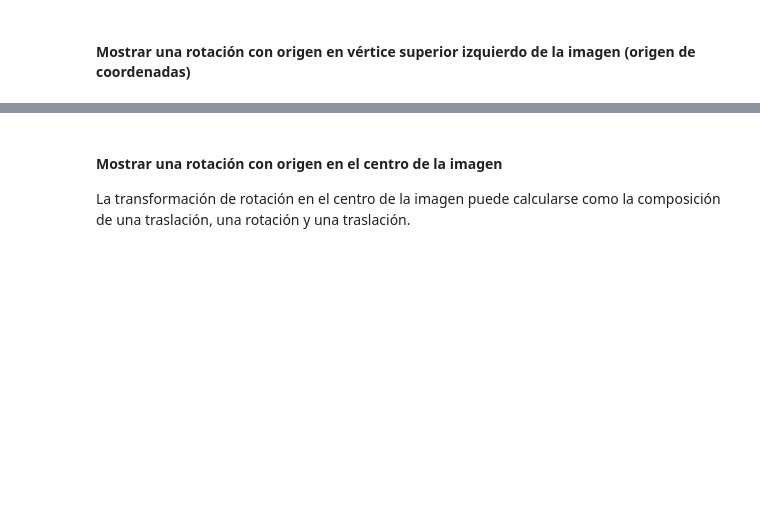
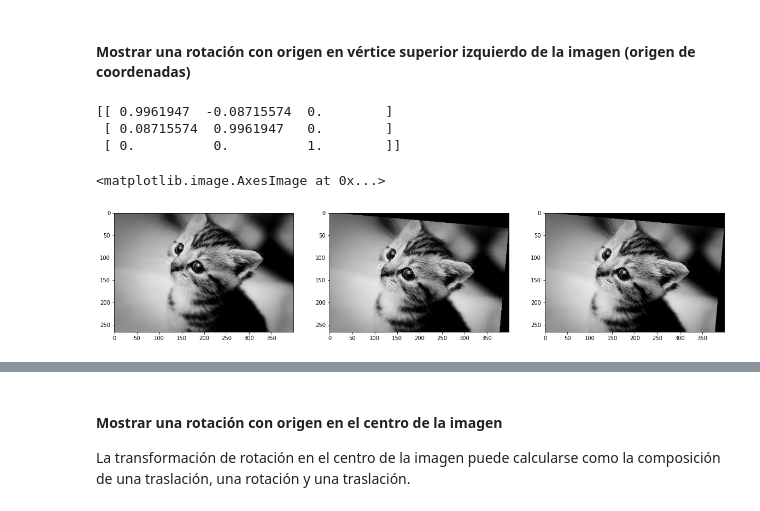
Before and after one commit to victoriatournier/timag, a Jupyter notebook: timag_2023_entregable_2/timag-2023-entregable2.ipynb, the cells around one changed output, grey strips where cells are left out. Cells and saved outputs as stored; diff of their text form; code cells hidden in the pictures; blank space fills up the shorter version.

```diff
--- a/timag_2023_entregable_2/timag-2023-entregable2.ipynb
+++ b/timag_2023_entregable_2/timag-2023-entregable2.ipynb
@@ -14,6 +14,7 @@ Para la entrega se sube un **zip** (no rar, ni otro formato) con:
 No se deben incluir en el zip de la entrega las imágenes de prueba que están disponibles en la página web del curso. Se asumirá que esas imágenes están en un directorio y se hará referencia a dichas imágenes en forma relativa a ese directorio (ver la celda siguiente).
 # %%
 import os
+import cv2
 import numpy as np
 from matplotlib import pyplot as plt
 from skimage.io import imread, imsave
@@ -43,7 +44,7 @@ from skimage.io import imread, imsave
 #
 # filename = os.path.join(dir_base_imagenes, 'trapo.jpg')
 # I = imread(filename)
-dir_base_imagenes = '../base_imagenes'
+dir_base_imagenes = 'imagenes/'
 
 
 # Directorio con la base de imágenes de documentos (para el ejercicio 5)
@@ -120,3 +182,27 @@ Parecido a lo que se muestra en estos ejemplos de scikit-image:
 https://scikit-image.org/docs/stable/auto_examples/transform/plot_transform_types.html
 # %% [markdown]
 #### Mostrar una rotación con origen en vértice superior izquierdo de la imagen (origen de coordenadas)
+# %%
+angulo = 5
+
+# Crear la matriz de rotación
+matriz_rotacion = np.array([[np.cos(np.deg2rad(angulo)), -np.sin(np.deg2rad(angulo)),0],
+                            [np.sin(np.deg2rad(angulo)), np.cos(np.deg2rad(angulo)),0],[0,0,1]])
+print(matriz_rotacion)
+
+filenames = [dir_base_imagenes+'kitten.jpg']
+
+I = cv2.imread(filenames[0])
+I=I[:,:,0]
+I_vecino=transformar(I, matriz_rotacion, tipo_interpolacion='vecino', color_de_fondo=0)
+I_bilineal=transformar(I, matriz_rotacion, tipo_interpolacion='bilineal', color_de_fondo=0)
+fig, axs = plt.subplots(1,3,figsize=(20,20))
+axs[0].imshow(I,cmap="gray")
+axs[1].imshow(I_vecino,cmap="gray")
+axs[2].imshow(I_bilineal,cmap="gray")
+# %% [output]
+[[ 0.9961947  -0.08715574  0.        ]
+ [ 0.08715574  0.9961947   0.        ]
+ [ 0.          0.          1.        ]]
+<matplotlib.image.AxesImage at 0x...>
+[figure, added]
```
Also changed, not shown: parts of 5 cells of this notebook, 2 other files.
